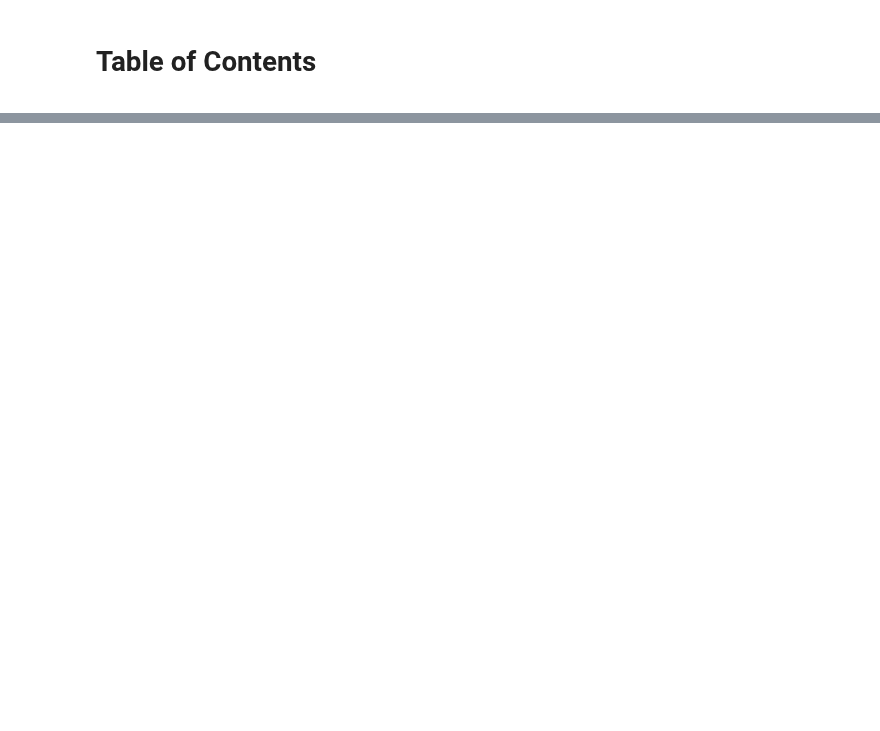
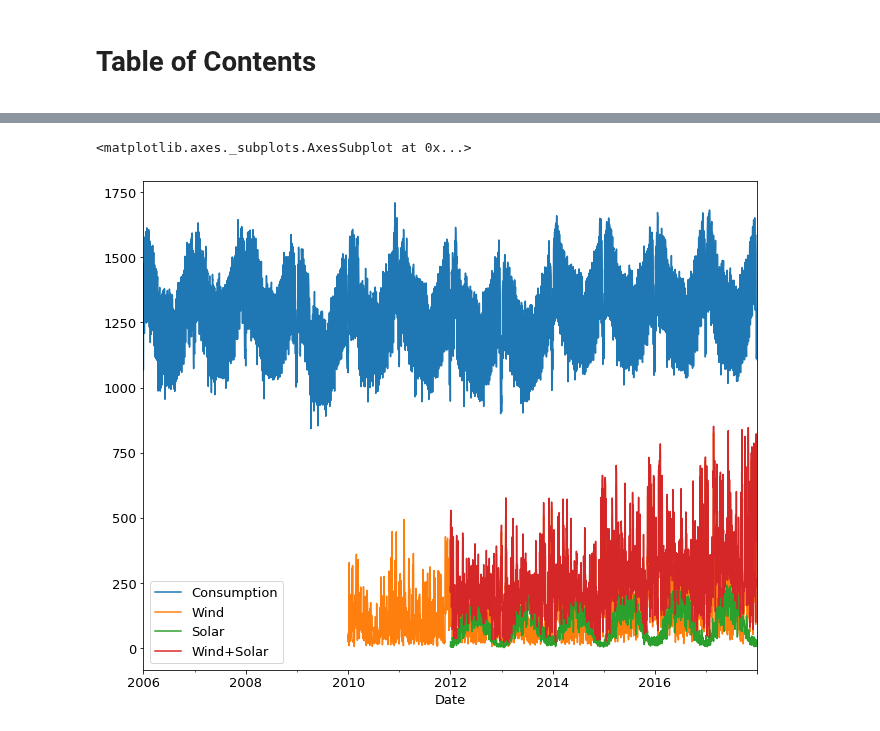
Before and after one commit to faithkane3/ds-methodologies-exercises, a Jupyter notebook: time_series/testing.ipynb, the cells around one changed output, grey strips where cells are left out. Saved outputs shown, nothing was run; the diff lists cells and outputs as text; code cells hidden in the pictures; blank space fills up the shorter version.

```diff
--- a/time_series/testing.ipynb
+++ b/time_series/testing.ipynb
@@ -32,0 +77,3 @@ big_df.head()
+# %%
+gdf = acquire_walkthrough.german_energy_csv()
+gdf.head()
@@ -32,0 +102,5 @@ big_df.head()
+# %%
+gdf.plot()
+# %% [output]
+<matplotlib.axes._subplots.AxesSubplot at 0x...>
+[figure, added]
```
Also changed, not shown: parts of 7 cells of this notebook, 3 other files.
